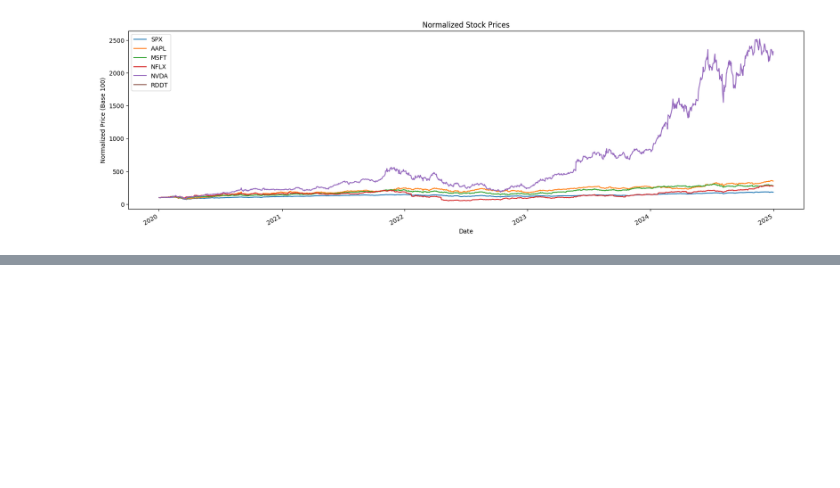
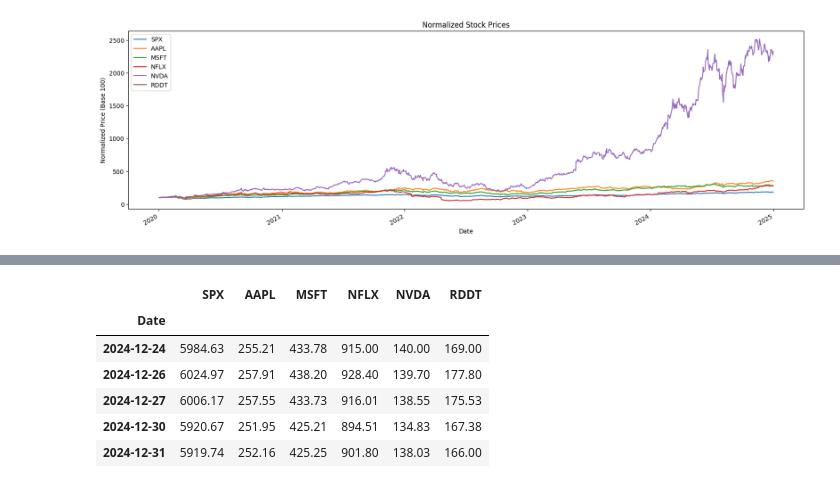
Before and after one commit to hivan04/spx_price_forecast, a Jupyter notebook: model.ipynb, the cells around one changed output, grey strips where cells are left out. Saved outputs shown, nothing was run; the diff lists cells and outputs as text; code cells hidden in the pictures; blank space fills up the shorter version.

```diff
--- a/model.ipynb
+++ b/model.ipynb
@@ -158,0 +168,14 @@ plt.show()
+# %%
+df_stock = stock.copy()
+size=int(len(stock)*0.8)
+df_stock = stock.iloc[:size]
+df_stock_train = stock.iloc[size:]
+df_stock_train.tail()
+# %% [output]
+|  | SPX | AAPL | MSFT | NFLX | NVDA | RDDT |
+| Date |  |  |  |  |  |  |
+| 2024-12-24 | 5984.63 | 255.21 | 433.78 | 915.00 | 140.00 | 169.00 |
+| 2024-12-26 | 6024.97 | 257.91 | 438.20 | 928.40 | 139.70 | 177.80 |
+| 2024-12-27 | 6006.17 | 257.55 | 433.73 | 916.01 | 138.55 | 175.53 |
+| 2024-12-30 | 5920.67 | 251.95 | 425.21 | 894.51 | 134.83 | 167.38 |
+| 2024-12-31 | 5919.74 | 252.16 | 425.25 | 901.80 | 138.03 | 166.00 |
```
Also changed, not shown: parts of 3 cells of this notebook.
